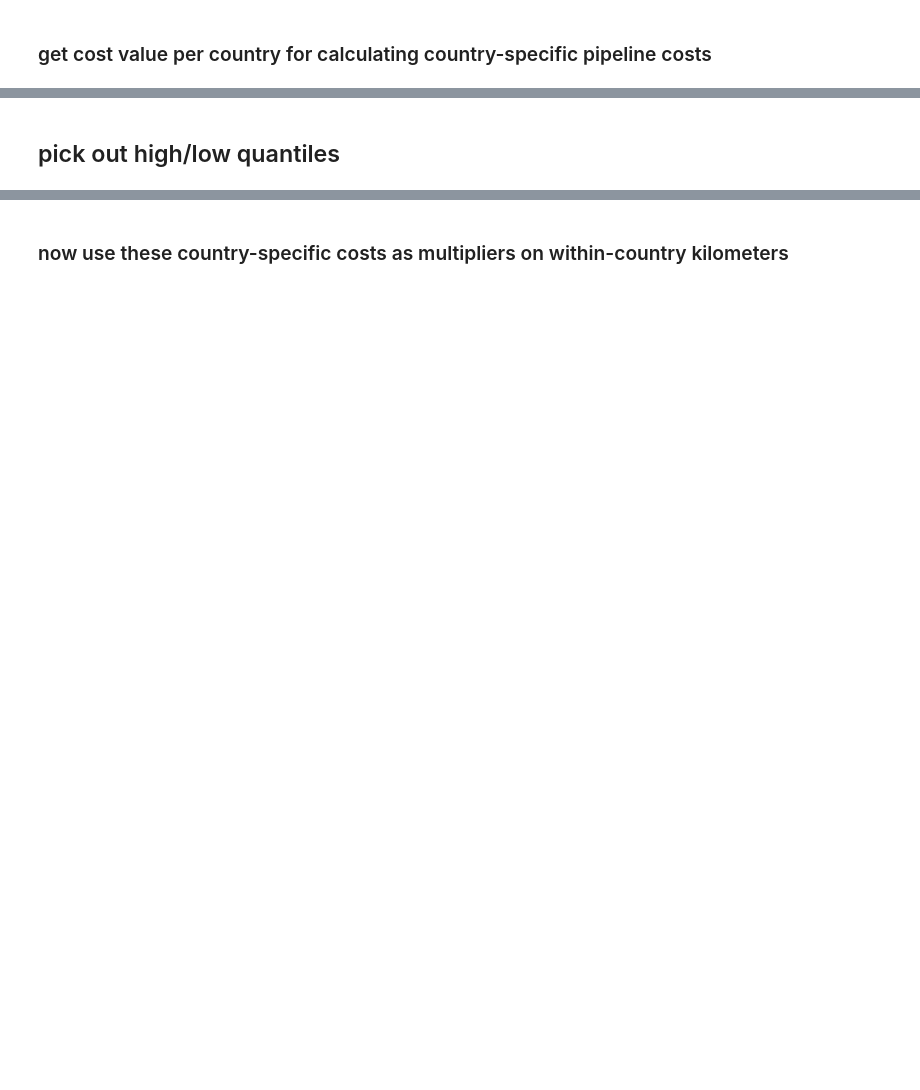
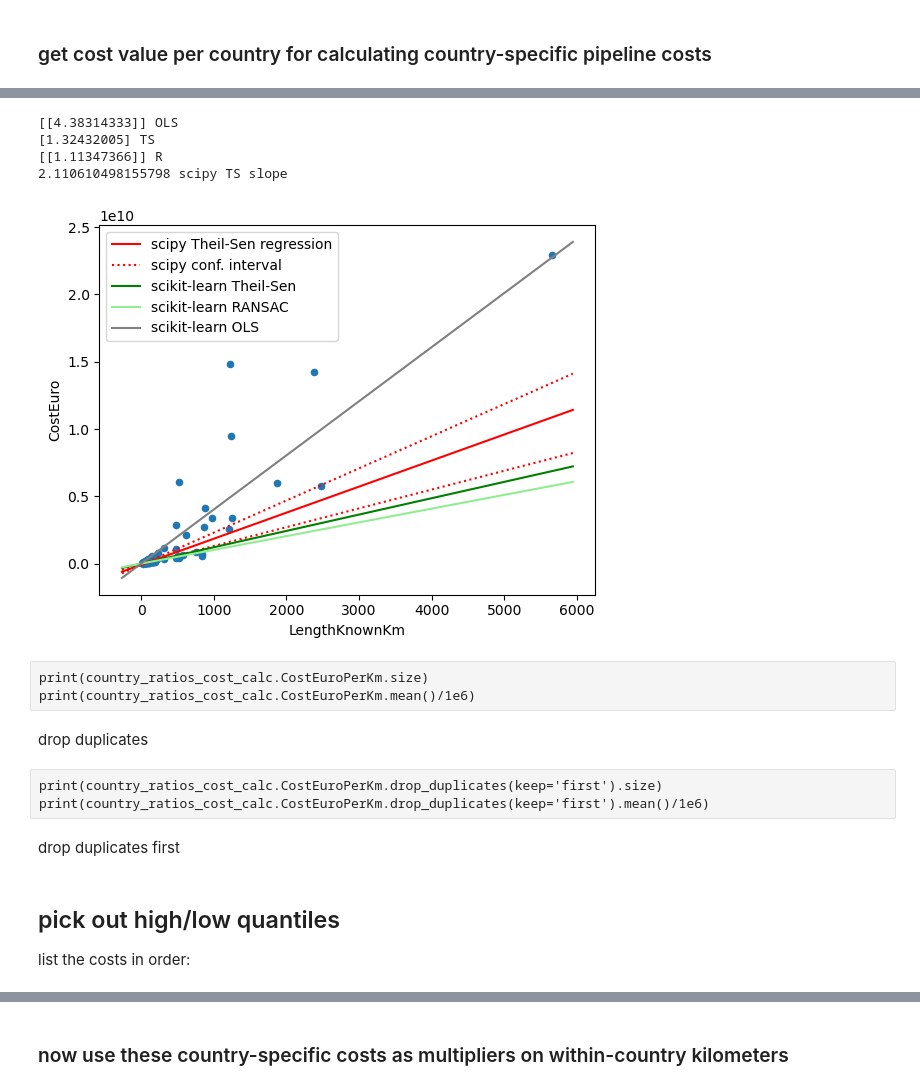
Before and after one commit to GlobalEnergyMonitor/GOIT-GGIT-research, a Jupyter notebook: europe-gas-report-2023/europe-gas-2023-research.ipynb, the cells around one changed output, grey strips where cells are left out. Saved outputs shown, nothing was run; the diff lists cells and outputs as text; code cells hidden in the pictures; blank space fills up the shorter version.

```diff
--- a/europe-gas-report-2023/europe-gas-2023-research.ipynb
+++ b/europe-gas-report-2023/europe-gas-2023-research.ipynb
@@ -186,2 +216,52 @@ country_level_pipeline_costs_df
+# %%
+ax = pipes_df_toregress_dropdupes.plot.scatter('LengthKnownKm','CostEuro')
+
+xmin, xmax = ax.get_xlim()
+ymin, ymax = ax.get_ylim()
+
+#ax.set_xlim(0,200)
+#ax.set_ylim(0,0.4e9)
+xvals = numpy.linspace(xmin,xmax,1000)
+
+ts_pred = ts_estimator.predict(xvals.reshape(-1,1))
+r_pred = r_estimator.predict(xvals.reshape(-1,1))
+ols_pred = ols_estimator.predict(xvals.reshape(-1,1))
+
+ax.plot(xvals, ts_slope*xvals+ts_intercept, label = 'scipy Theil-Sen regression', c='red')
+ax.plot(xvals, ts_low_slope*xvals+ts_intercept, label='scipy conf. interval', c='red', ls=':')
+ax.plot(xvals, ts_high_slope*xvals+ts_intercept, c='red', ls=':')
+
+ax.plot(xvals, ts_pred, label='scikit-learn Theil-Sen', c='green')
+ax.plot(xvals, r_pred, label='scikit-learn RANSAC', c='lightgreen')
+ax.plot(xvals, ols_pred, label='scikit-learn OLS', c='gray')
+
+#ax.plot(
+
+#ax.plot(xvals, s_slope*xvals+s_intercept, label = 'scipy.stats', c='orange')
+
+ax.legend()
+
+print(ols_estimator.coef_/1e6*1.09, "OLS")
+print(ts_estimator.coef_/1e6*1.09, "TS")
+print(r_estimator.estimator_.coef_/1e6*1.09, "R")
+print(ts_slope/1e6*1.09, "scipy TS slope")
+# %% [output]
+[[4.38314333]] OLS
+[1.32432005] TS
+[[1.11347366]] R
+2.110610498155798 scipy TS slope
+[figure, added]
+# %% [raw]
+print(country_ratios_cost_calc.CostEuroPerKm.size)
+print(country_ratios_cost_calc.CostEuroPerKm.mean()/1e6)
+# %% [markdown]
+drop duplicates
+# %% [raw]
+print(country_ratios_cost_calc.CostEuroPerKm.drop_duplicates(keep='first').size)
+print(country_ratios_cost_calc.CostEuroPerKm.drop_duplicates(keep='first').mean()/1e6)
+# %% [markdown]
+drop duplicates first
 # %% [markdown]
 ## pick out high/low quantiles
+
+list the costs in order:
```
Also changed, not shown: parts of 89 cells of this notebook, 1 other file.
